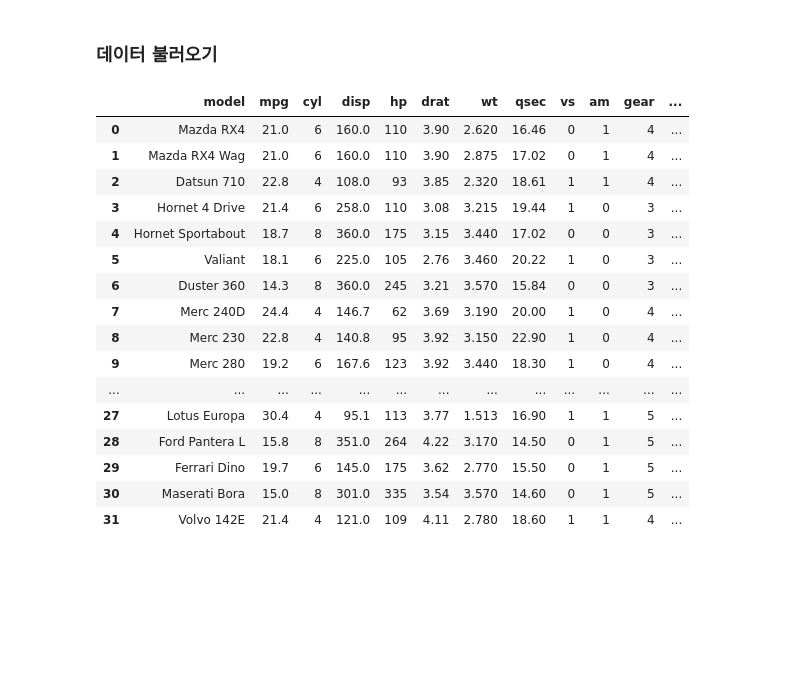
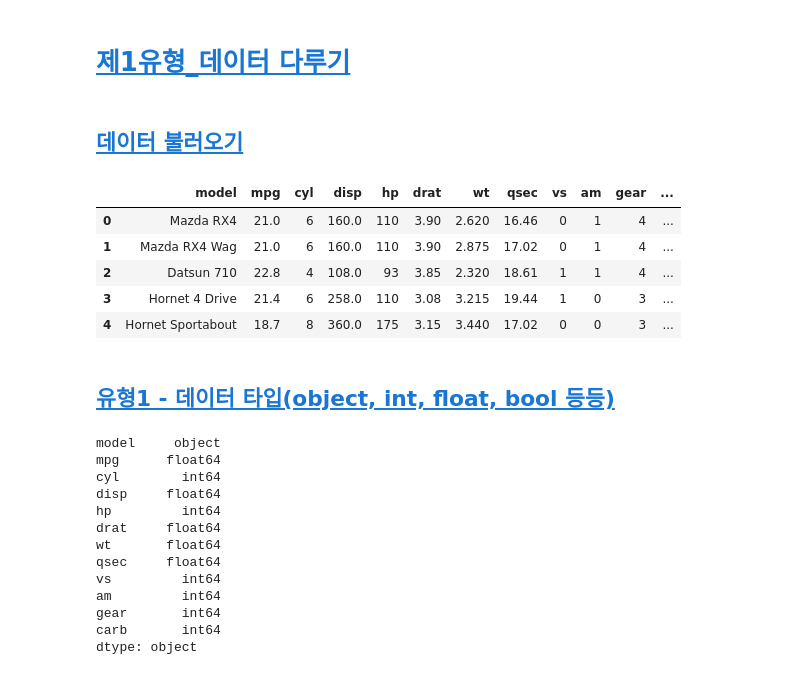
Before and after one commit to yjspheal/Study, a Jupyter notebook: Python/BigData_Analyzer_Cert/1st_subject.ipynb, the cells around one changed output. Cells and saved outputs as stored; diff of their text form; code cells hidden in the pictures; blank space fills up the shorter version.

```diff
--- a/Python/BigData_Analyzer_Cert/1st_subject.ipynb
+++ b/Python/BigData_Analyzer_Cert/1st_subject.ipynb
@@ -16,28 +33,39 @@ https://youtu.be/XTsTbqjJhjE?si=SuBUDiK0FK2XHthz
+# %% [markdown]
+# <a id='toc2_'></a>[제1유형_데이터 다루기](#toc0_)
 # %% [markdown]
-### 데이터 불러오기
+## <a id='toc2_1_'></a>[데이터 불러오기](#toc0_)
 # %%
 import pandas as pd
 import numpy as np
 # %%
-mtcars_path = r'C:\Users\uje10\Desktop\github\Study\Python\BigData_Analyzer_Cert\dataset\mtcars.csv'
+mtcars_path = r'dataset\mtcars.csv'
 df = pd.read_csv(mtcars_path)
 
-df
+df.head()
 # %% [output]
 |  | model | mpg | cyl | disp | hp | drat | wt | qsec | vs | am | gear | ... |
 | 0 | Mazda RX4 | 21.0 | 6 | 160.0 | 110 | 3.90 | 2.620 | 16.46 | 0 | 1 | 4 | ... |
 | 1 | Mazda RX4 Wag | 21.0 | 6 | 160.0 | 110 | 3.90 | 2.875 | 17.02 | 0 | 1 | 4 | ... |
 | 2 | Datsun 710 | 22.8 | 4 | 108.0 | 93 | 3.85 | 2.320 | 18.61 | 1 | 1 | 4 | ... |
 | 3 | Hornet 4 Drive | 21.4 | 6 | 258.0 | 110 | 3.08 | 3.215 | 19.44 | 1 | 0 | 3 | ... |
 | 4 | Hornet Sportabout | 18.7 | 8 | 360.0 | 175 | 3.15 | 3.440 | 17.02 | 0 | 0 | 3 | ... |
-| 5 | Valiant | 18.1 | 6 | 225.0 | 105 | 2.76 | 3.460 | 20.22 | 1 | 0 | 3 | ... |
-| 6 | Duster 360 | 14.3 | 8 | 360.0 | 245 | 3.21 | 3.570 | 15.84 | 0 | 0 | 3 | ... |
-| 7 | Merc 240D | 24.4 | 4 | 146.7 | 62 | 3.69 | 3.190 | 20.00 | 1 | 0 | 4 | ... |
-| 8 | Merc 230 | 22.8 | 4 | 140.8 | 95 | 3.92 | 3.150 | 22.90 | 1 | 0 | 4 | ... |
-| 9 | Merc 280 | 19.2 | 6 | 167.6 | 123 | 3.92 | 3.440 | 18.30 | 1 | 0 | 4 | ... |
-| ... | ... | ... | ... | ... | ... | ... | ... | ... | ... | ... | ... | ... |
-| 27 | Lotus Europa | 30.4 | 4 | 95.1 | 113 | 3.77 | 1.513 | 16.90 | 1 | 1 | 5 | ... |
-| 28 | Ford Pantera L | 15.8 | 8 | 351.0 | 264 | 4.22 | 3.170 | 14.50 | 0 | 1 | 5 | ... |
-| 29 | Ferrari Dino | 19.7 | 6 | 145.0 | 175 | 3.62 | 2.770 | 15.50 | 0 | 1 | 5 | ... |
-| 30 | Maserati Bora | 15.0 | 8 | 301.0 | 335 | 3.54 | 3.570 | 14.60 | 0 | 1 | 5 | ... |
-| 31 | Volvo 142E | 21.4 | 4 | 121.0 | 109 | 4.11 | 2.780 | 18.60 | 1 | 1 | 4 | ... |
+# %% [markdown]
+## <a id='toc2_2_'></a>[유형1 - 데이터 타입(object, int, float, bool 등등)](#toc0_)
+# %%
+# 칼럼별 타입 확인
+
+df.dtypes
+# %% [output]
+model     object
+mpg      float64
+cyl        int64
+disp     float64
+hp         int64
+drat     float64
+wt       float64
+qsec     float64
+vs         int64
+am         int64
+gear       int64
+carb       int64
+dtype: object
```
Also changed, not shown: parts of 37 cells of this notebook.
